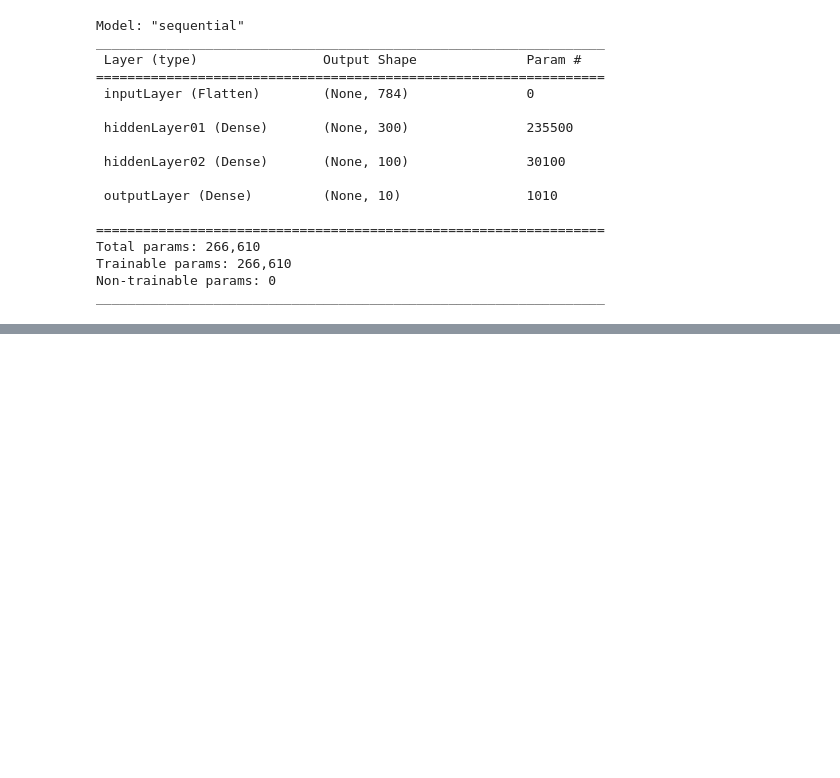
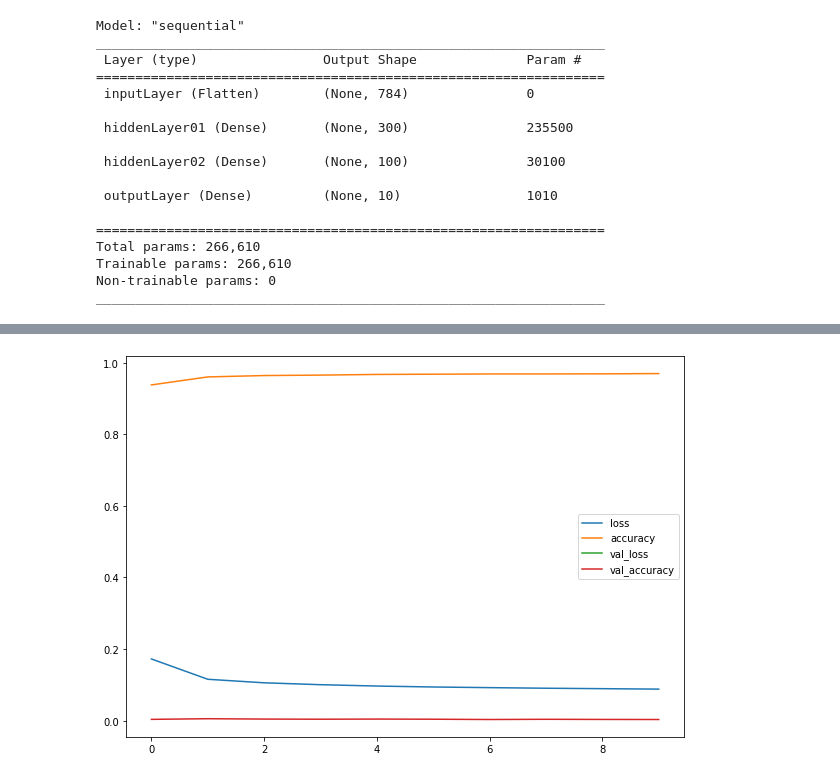
Before and after one commit to shiv0112/basics_of_CNN, a Jupyter notebook: TransferLearningPOC.ipynb, the cells around one changed output, grey strips where cells are left out. Cells and saved outputs as stored; diff of their text form; code cells hidden in the pictures; blank space fills up the shorter version.

```diff
--- a/TransferLearningPOC.ipynb
+++ b/TransferLearningPOC.ipynb
@@ -122,0 +263,16 @@ history = model_clf.fit(
+# %%
+def update_labels(labels):
+    for idx,label in enumerate(labels):
+        labels[idx] = np.where(label%2 == 0 , 1 , 0)
+        return labels
+# %%
+y_train_bin, y_test_bin, y_valid_bin = update_labels([y_train, y_test, y_valid])
+# %%
+new_model.compile(loss="sparse_categorical_crossentropy",
+                  optimizer="SGD",
+                  metrics=["accuracy"]
+                  )
+# %%
+history = new_model.fit(
+    X_train, y_train_bin, epochs=10,validation_data = (X_valid, y_valid_bin)
+)
@@ -122,0 +300,5 @@ history = model_clf.fit(
+# %%
+pd.DataFrame(history.history).plot(figsize=(10,7))
+plt.show()
+# %% [output]
+[figure, added]
```
Also changed, not shown: parts of 20 cells of this notebook.
